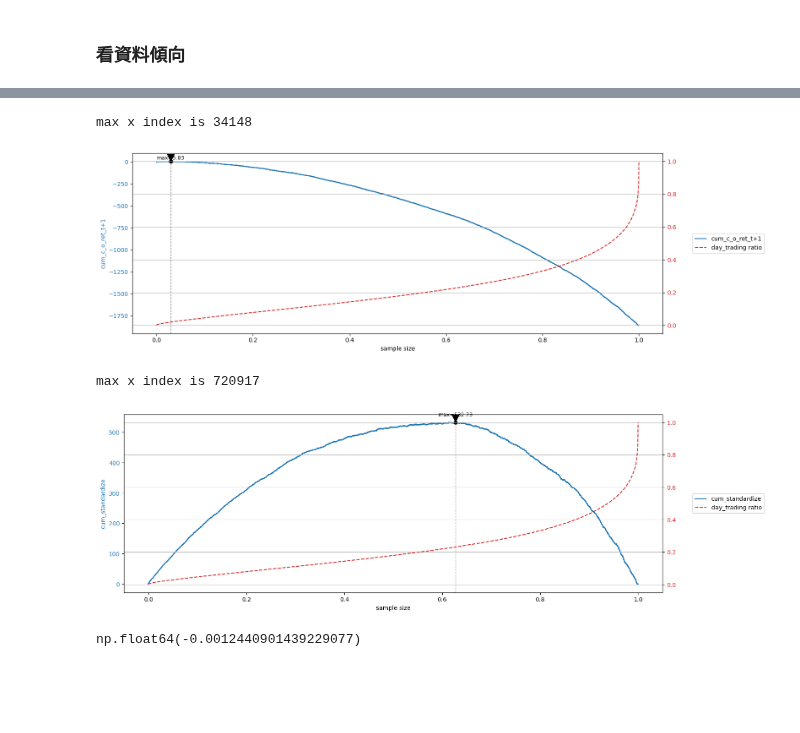
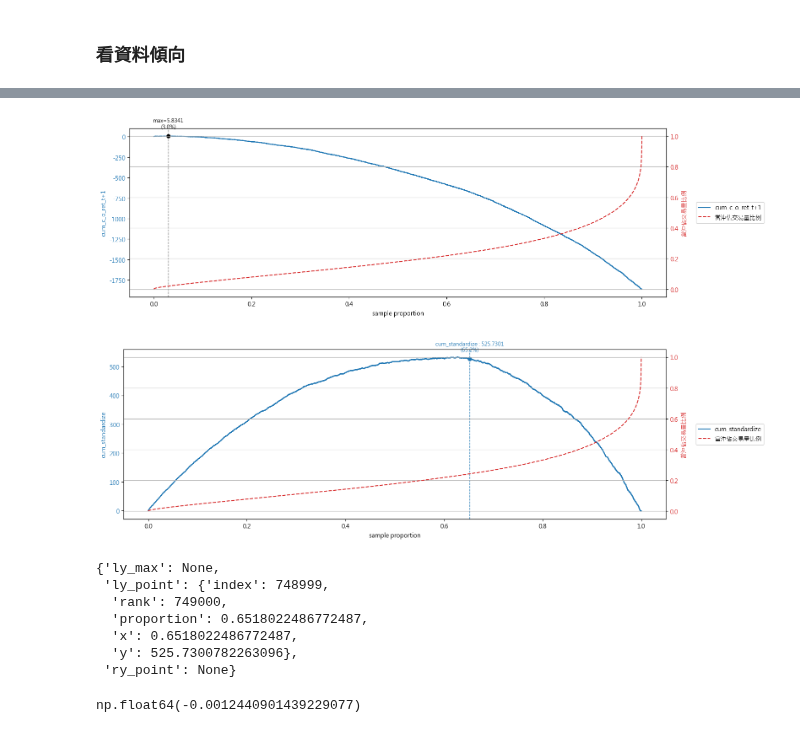
Before and after one commit to Xin95172/JimQuant, a Jupyter notebook: 台股當沖比例effect/main.ipynb, the cells around one changed output, grey strips where cells are left out. Drawn from its saved outputs; the diff is of its cells as text; code cells hidden in the pictures; blank space fills up the shorter version.

```diff
--- a/台股當沖比例effect/main.ipynb
+++ b/台股當沖比例effect/main.ipynb
@@ -164,0 +240,20 @@ def sorted_plot(ratio_sorted_df: pd.DataFrame, x: str, ly: str, max_ly: bool = F
+# %%
+ratio_sorted_df = panel_df.sort_values("當沖佔交易量比例").reset_index(drop = True)
+ratio_sorted_df.reset_index(drop = True, inplace = True)
+ratio_sorted_df.drop(index = ratio_sorted_df.index[1149120: ], inplace = True)
+
+# 把 'stock' 移到第二個位置
+cols = ratio_sorted_df.columns.tolist()
+cols.remove("stock")
+cols.insert(1, "stock")
+ratio_sorted_df = ratio_sorted_df[cols]
+
+# 累加 ret
+ratio_sorted_df["cum_c_o_ret_t+1"] = ratio_sorted_df["c_o_ret_t+1"].cumsum()
+mean = ratio_sorted_df["c_o_ret_t+1"].mean()
+ratio_sorted_df["standardize"] = ratio_sorted_df["c_o_ret_t+1"] - mean
+ratio_sorted_df["cum_standardize"] = ratio_sorted_df["standardize"].cumsum()
+
+# print
+ratio_sorted_df.to_csv("ratio_sorted_df.csv")
+ratio_sorted_df
@@ -165,11 +274,16 @@ def sorted_plot(ratio_sorted_df: pd.DataFrame, x: str, ly: str, max_ly: bool = F
 # %%
 sorted_plot(ratio_sorted_df, "index", "cum_c_o_ret_t+1", max_ly = True, ry = "當沖佔交易量比例")
-sorted_plot(ratio_sorted_df, "index", "cum_standardize", max_ly = True, ry = "當沖佔交易量比例")
+sorted_plot(ratio_sorted_df, "index", "cum_standardize", max_ly = False, ry = "當沖佔交易量比例", point_ly = 525.73)
 # %% [output]
+[figure, new version]
+[figure, new version]
-max x index is 34148
+{'ly_max': None,
+ 'ly_point': {'index': 748999,
+  'rank': 749000,
+  'proportion': 0.6518022486772487,
+  'x': 0.6518022486772487,
+  'y': 525.7300782263096},
+ 'ry_point': None}
-[figure, old version]
-max x index is 720917
-[figure, old version]
 # %%
 """maximization 的 standardize mean"""
 right_df = ratio_sorted_df.loc[720917: ]
```
Also changed, not shown: parts of 26 cells of this notebook.
